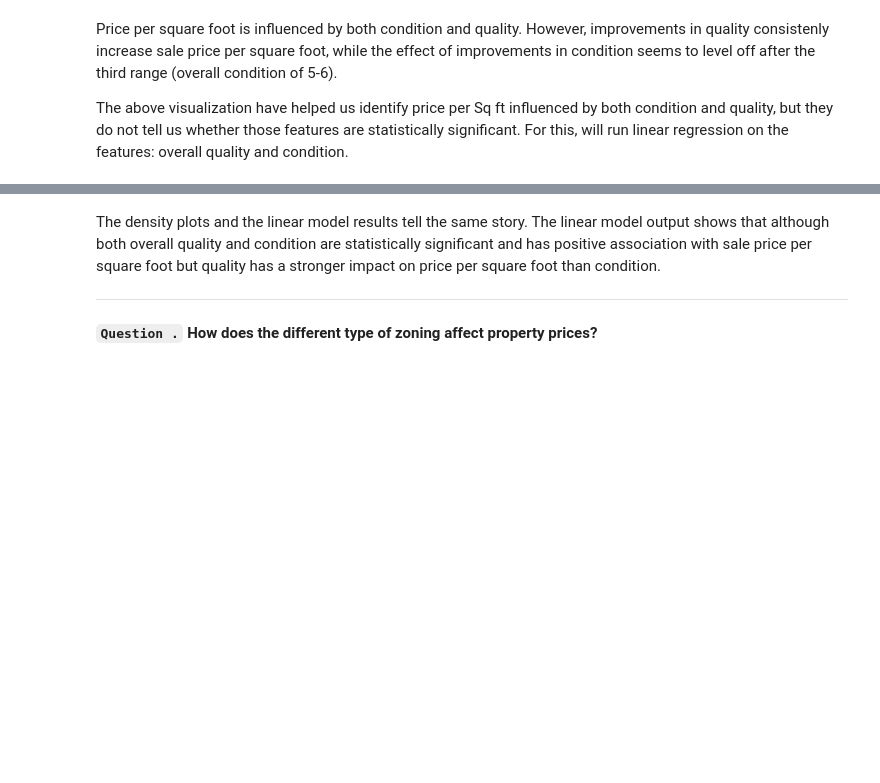
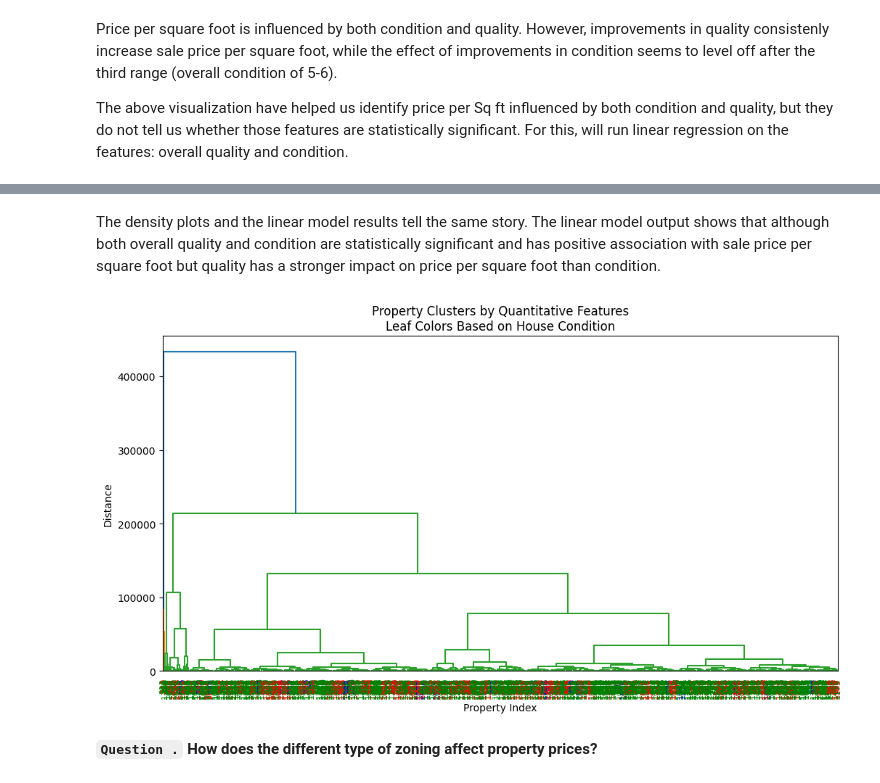
Before and after one commit to annugit1655/Real-Estate-Price-Prediction, a Jupyter notebook: Real-Estate-Price-Prediction/notebooks/EDA-house-part-1.ipynb, the cells around one changed output, grey strips where cells are left out. Cells and saved outputs as stored; diff of their text form; code cells hidden in the pictures; blank space fills up the shorter version.

```diff
--- a/Real-Estate-Price-Prediction/notebooks/EDA-house-part-1.ipynb
+++ b/Real-Estate-Price-Prediction/notebooks/EDA-house-part-1.ipynb
@@ -1394,7 +1368,51 @@ Notes:
 [1] Standard Errors assume that the covariance matrix of the errors is correctly specified.
 # %% [markdown]
 The density plots and the linear model results tell the same story. The linear model output shows that although both overall quality and condition are statistically significant and has positive association with sale price per square foot but quality has a stronger impact on price per square foot than condition.
-
----
+# %%
+import pandas as pd
+import matplotlib.pyplot as plt
+import seaborn as sns
+from scipy.cluster.hierarchy import dendrogram, linkage
+import numpy as np
+
+# Load Ames dataset (replace with your file path)
+#data = pd.read_csv("train.csv")
+
+# --- 1. Select quantitative features for clustering ---
+features = ["LotArea", "GrLivArea", "GarageArea", "TotalBsmtSF"]
+X = new_df[features].fillna(0)
+
+# --- 2. Perform hierarchical clustering ---
+Z = linkage(X, method='ward')
+
+# --- 3. Define color mapping based on house condition ---
+def condition_color(cond):
+    if cond <= 3:
+        return "blue"   # lower condition
+    elif 4 <= cond <= 6:
+        return "green"  # moderate condition
+    else:
+        return "red"    # higher condition
+
+# Map colors for each property
+leaf_colors = {i: condition_color(cond) for i, cond in enumerate(new_df["OverallCond"])}
+
+# --- 4. Custom dendrogram coloring ---
+def dendrogram_with_colors(Z, leaf_colors):
+    dendro = dendrogram(Z, labels=new_df.index, leaf_rotation=90, leaf_font_size=8)
+    ax = plt.gca()
+    xlbls = ax.get_xmajorticklabels()
+    for lbl in xlbls:
+        leaf_index = int(lbl.get_text())
+        lbl.set_color(leaf_colors[leaf_index])
+
+plt.figure(figsize=(12,6))
+dendrogram_with_colors(Z, leaf_colors)
+plt.title("Property Clusters by Quantitative Features\nLeaf Colors Based on House Condition")
+plt.xlabel("Property Index")
+plt.ylabel("Distance")
+plt.show()
+# %% [output]
+[figure, added]
 # %% [markdown]
 **`Question .` How does the different type of zoning affect property prices?**
```
Also changed, not shown: parts of 11 cells of this notebook, 1 other file.
